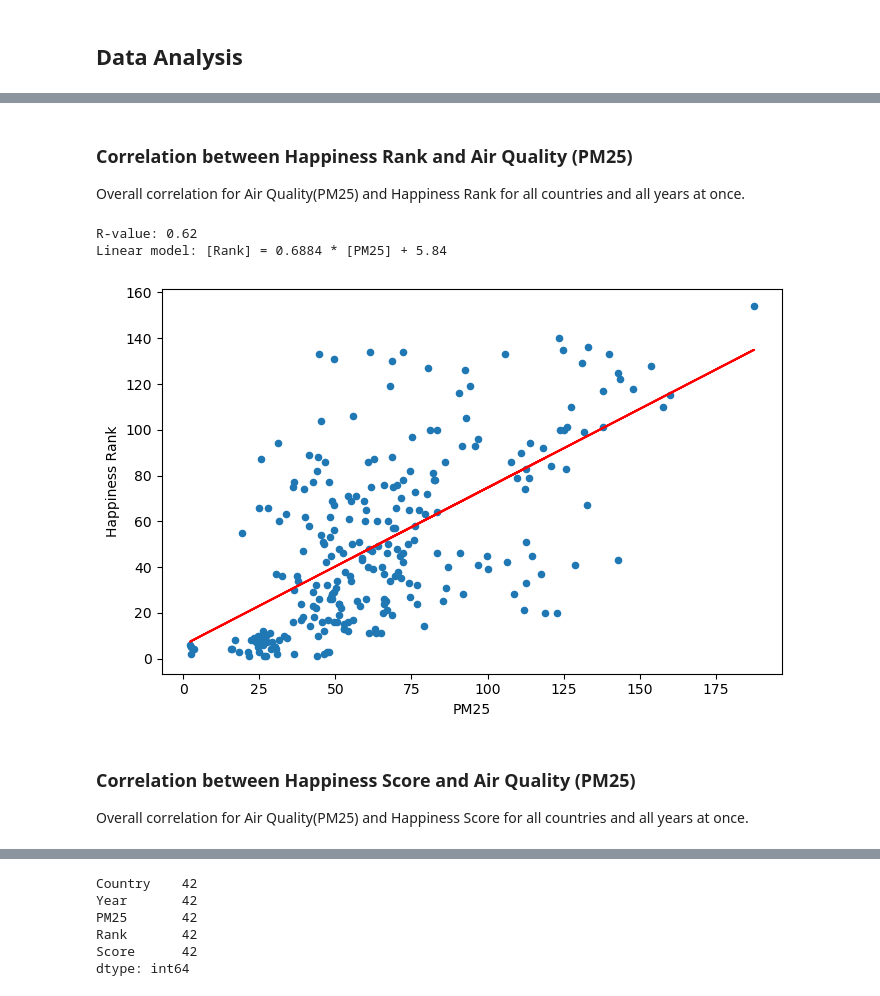
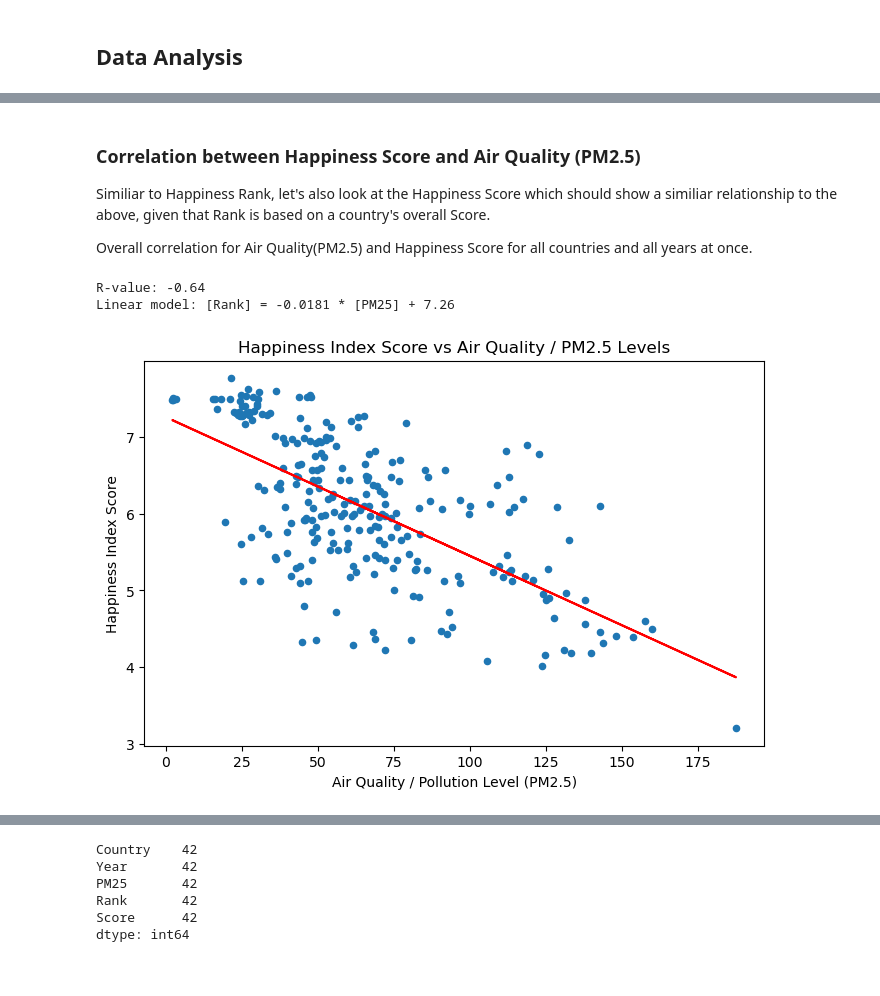
Before and after one commit to benoitchamot/AirQuality_and_Happiness, a Jupyter notebook: Analysis_AirQuality_and_Happiness.ipynb, the cells around one changed output, grey strips where cells are left out. Cells and saved outputs as stored; diff of their text form; code cells hidden in the pictures.

Commit message:
updated Happiness Analysis and conclusions

```diff
--- a/Analysis_AirQuality_and_Happiness.ipynb
+++ b/Analysis_AirQuality_and_Happiness.ipynb
@@ -131,27 +180,31 @@ analysis_df.head()
 # %% [markdown]
-### Correlation between Happiness Rank and Air Quality (PM25)
-Overall correlation for Air Quality(PM25) and Happiness Rank for all countries and all years at once.
+### Correlation between Happiness Score and Air Quality (PM2.5)
+Similiar to Happiness Rank, let's also look at the Happiness Score which should show a similiar relationship to the above, given that Rank is based on a country's overall Score.
+
+Overall correlation for Air Quality(PM2.5) and Happiness Score for all countries and all years at once.
 # %%
-# Show a scatter plot of PM25 versus Happiness Ranking for all countries and all years
-ax = analysis_df.plot.scatter(x='PM25',y='Rank', figsize=(8,5))
+# Show a scatter plot of PM25 versus Score for all countries and all years
+ax = analysis_df.plot.scatter(x='PM25',y='Score', figsize=(8,5))
 
-ax.set_ylabel('Happiness Rank')
+ax.set_ylabel('Happiness Index Score')
+ax.set_xlabel('Air Quality / Pollution Level (PM2.5)')
+ax.set_title('Happiness Index Score vs Air Quality / PM2.5 Levels')
 # Create a linear regression model based on the PM25 and Happiness Rank data
 x_data = analysis_df['PM25']
-y_data = analysis_df['Rank']
+y_data = analysis_df['Score']
 [slope, intercept, rvalue, pvalue, stdeve] = stats.linregress(x_data,y_data)
 print(f"R-value: {rvalue:.2f}")
 print(f"Linear model: [Rank] = {slope:.4f} * [PM25] + {intercept:.2f}")
 
 y_reg = slope*x_data+intercept
 plt.plot(x_data,y_reg,'r')
 
+#save as graph as PNG file:
+plt.savefig('HappinessScoreScatterPlot.png', format='png')
+
 # Show plot
 plt.show()
 # %% [output]
-R-value: 0.62
-Linear model: [Rank] = 0.6884 * [PM25] + 5.84
+R-value: -0.64
+Linear model: [Rank] = -0.0181 * [PM25] + 7.26
-[figure, old version]
+[figure, new version]
-# %% [markdown]
-### Correlation between Happiness Score and Air Quality (PM25)
-Overall correlation for Air Quality(PM25) and Happiness Score for all countries and all years at once.
```
Also changed, not shown: parts of 23 cells of this notebook, 4 other files.
